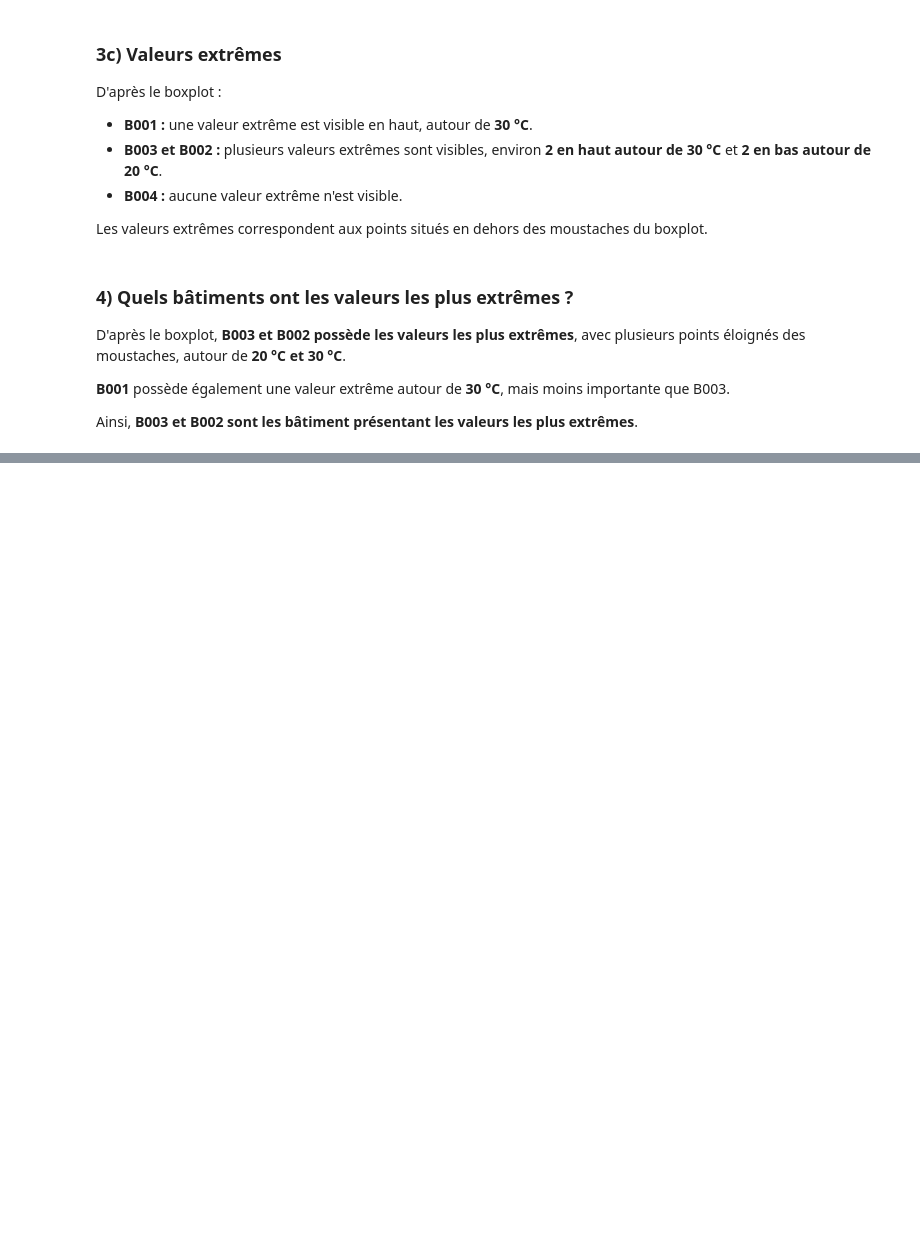
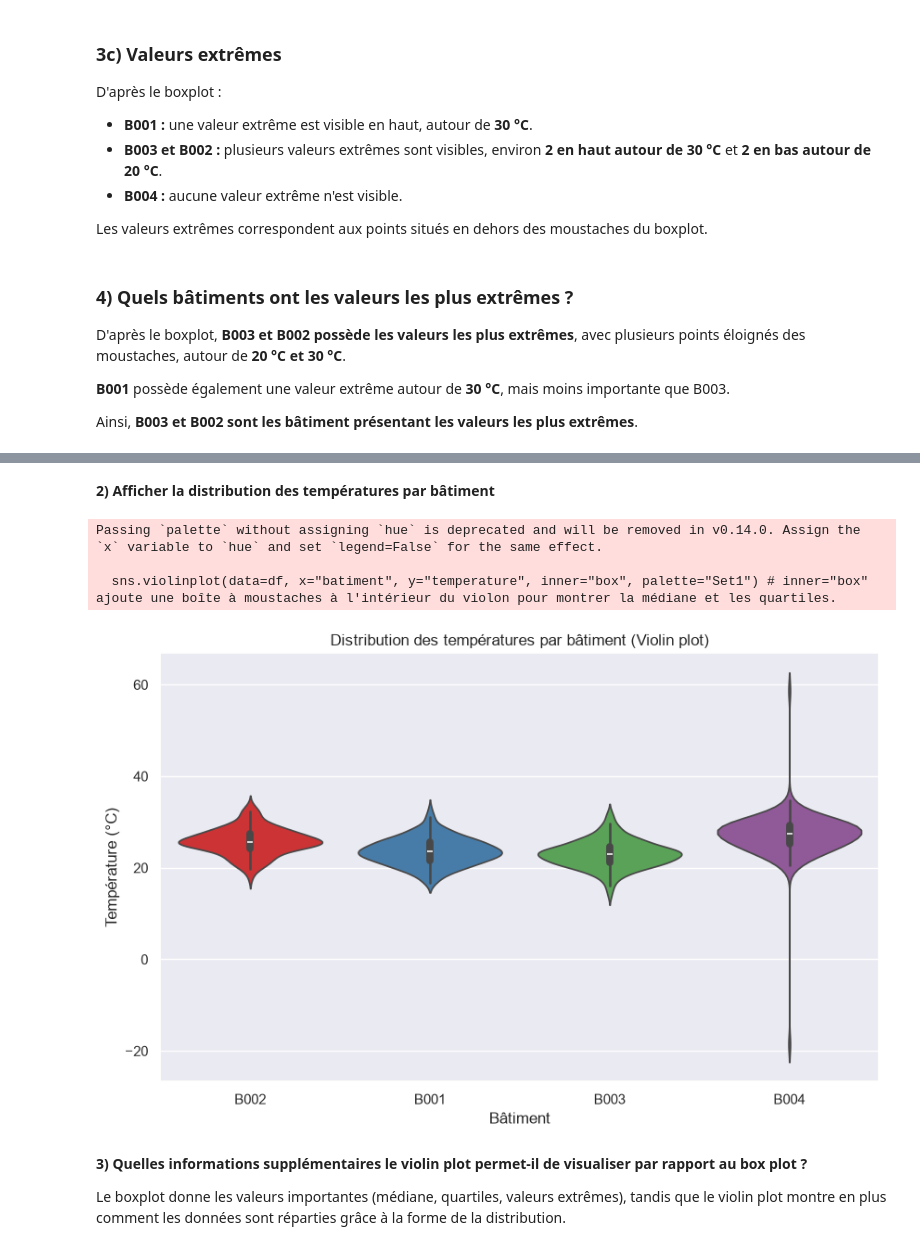
Before and after one commit to galassmyname/Atelier-Seaborn, a Jupyter notebook: atelier_seaborn_iot/notebooks/atelier_seaborn_iot.ipynb, the cells around one changed output, grey strips where cells are left out. Cells and saved outputs as stored; diff of their text form; code cells hidden in the pictures; blank space fills up the shorter version.

```diff
--- a/atelier_seaborn_iot/notebooks/atelier_seaborn_iot.ipynb
+++ b/atelier_seaborn_iot/notebooks/atelier_seaborn_iot.ipynb
@@ -264,0 +267,19 @@ Ainsi, **B003 et B002 sont les bâtiment présentant les valeurs les plus extrê
+# %% [markdown]
+**2) Afficher la distribution des températures par bâtiment**
+# %%
+plt.figure(figsize=(10, 6))
+sns.violinplot(data=df, x="batiment", y="temperature", inner="box", palette="Set1") # inner="box" ajoute une boîte à moustaches à l'intérieur du violon pour montrer la médiane et les quartiles.
+plt.title("Distribution des températures par bâtiment (Violin plot)")
+plt.xlabel("Bâtiment")
+plt.ylabel("Température (°C)")
+plt.show()
+# %% [output]
+Passing `palette` without assigning `hue` is deprecated and will be removed in v0.14.0. Assign the `x` variable to `hue` and set `legend=False` for the same effect.
+
+  sns.violinplot(data=df, x="batiment", y="temperature", inner="box", palette="Set1") # inner="box" ajoute une boîte à moustaches à l'intérieur du violon pour montrer la médiane et les quartiles.
+[figure, added]
+# %% [markdown]
+**3) Quelles informations supplémentaires le violin plot permet-il de visualiser par
+rapport au box plot ?**
+
+Le boxplot donne les valeurs importantes (médiane, quartiles, valeurs extrêmes), tandis que le violin plot montre en plus comment les données sont réparties grâce à la forme de la distribution.
```
Also changed, not shown: parts of 5 cells of this notebook.
